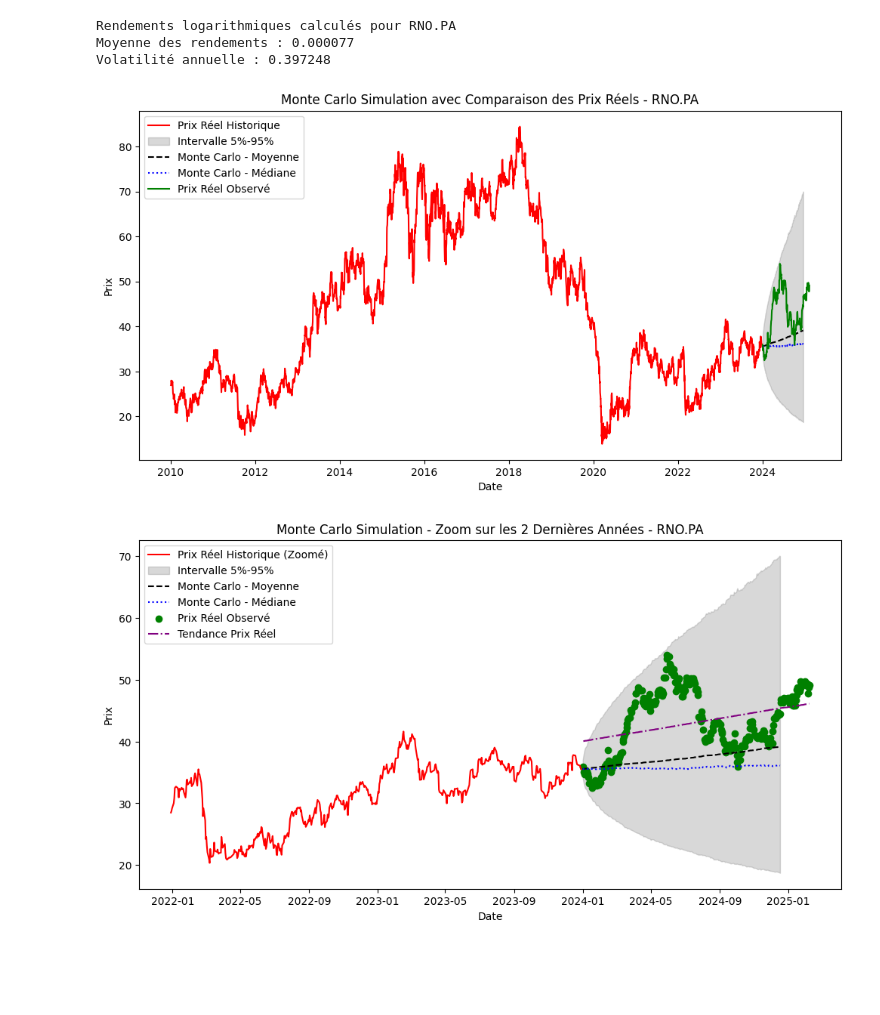
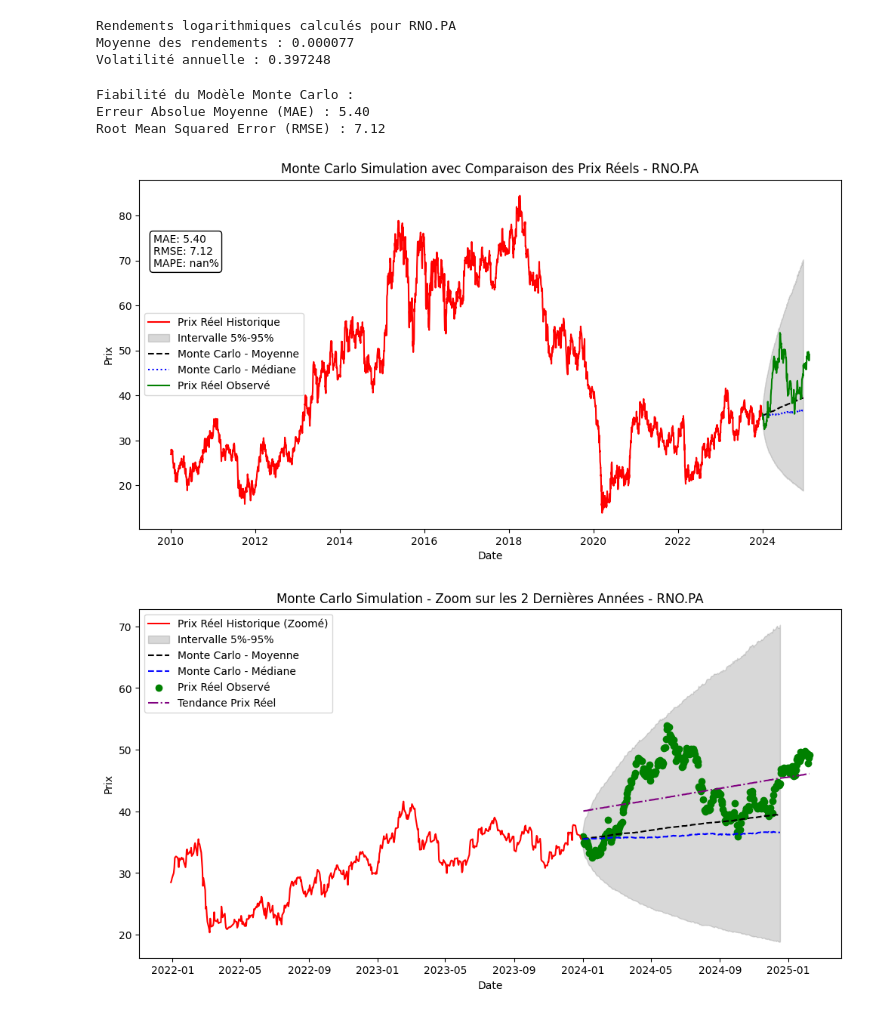
Before and after one commit to VictorBrivet/FinancialPython, a Jupyter notebook: MonteCarlo.ipynb, the cells around one changed output. Saved outputs shown, nothing was run; the diff lists cells and outputs as text; code cells hidden in the pictures; blank space fills up the shorter version.

Commit message:
MonteCarlo

```diff
--- a/MonteCarlo.ipynb
+++ b/MonteCarlo.ipynb
@@ -31,7 +32,7 @@ def compute_stock_metrics(stock_prices):
 
 # Simulation Monte Carlo Annualisée
 def monte_carlo_simulation_annualized(stock_prices, mean_return_annualized, volatility_annualized, days, simulations):
-    last_price = float(stock_prices.iloc[-1])
+    last_price = float(stock_prices.iloc[-1].item())
     simulation_results = np.zeros((days, simulations))
 
     for i in range(simulations):
@@ -107,34 +108,74 @@ percentile_95 = np.percentile(simulated_prices, 95, axis=1)
 # Générer les dates futures
 future_dates = pd.date_range(start=stock_prices.index[-1], periods=num_days + 1, freq='B')[1:]
 future_dates = future_dates[:len(mean_prediction)]  # Ajuster la longueur pour correspondre aux prédictions
+
+# Vérifier si des prix réels sont disponibles après end_date
+if real_future_prices is not None and not real_future_prices.empty:
+    common_dates = real_future_prices.index.intersection(future_dates)
+
+    if not common_dates.empty:
+        # Récupération des valeurs réelles et des prédictions correspondantes
+        real_values = real_future_prices.loc[common_dates]
+        predicted_values = pd.Series(mean_prediction[:len(real_values)], index=common_dates)
+
+        # Nettoyage des NaN
+        real_values = real_values.dropna()
+        predicted_values = predicted_values.loc[real_values.index].dropna()
+
+        # Vérification de la présence de données après nettoyage
+        if len(real_values) > 0 and len(predicted_values) > 0:
+            # Calcul de MAE et RMSE
+            mae = mean_absolute_error(real_values, predicted_values)
+            rmse = np.sqrt(mean_squared_error(real_values, predicted_values))
+
+            # 📊 Affichage des résultats
+            print(f"Fiabilité du Modèle Monte Carlo :")
+            print(f"Erreur Absolue Moyenne (MAE) : {mae:.2f}")
+            print(f"Root Mean Squared Error (RMSE) : {rmse:.2f}")
+        else:
+            print("Aucune donnée valide après suppression des NaN pour calculer les erreurs.")
+    else:
+        print("Pas de dates communes entre les prix réels et la prévision Monte Carlo.")
+else:
+    print("Pas de prix réels observés pour effectuer le calcul des erreurs.")
+# %% [output]
+Fiabilité du Modèle Monte Carlo :
+Erreur Absolue Moyenne (MAE) : 5.40
+Root Mean Squared Error (RMSE) : 7.12
 # %%
-# Création du graphique
+# Création du graphique principal
 plt.figure(figsize=(12,6))
 
 # Prix réels historiques
 plt.plot(stock_prices, label="Prix Réel Historique", color="red")
 
 # Intervalle de confiance 5%-95%
 plt.fill_between(future_dates, percentile_5, percentile_95, color='gray', alpha=0.3, label="Intervalle 5%-95%")
 
 # Moyenne des simulations Monte Carlo
 plt.plot(future_dates, mean_prediction, color="black", linestyle="dashed", label="Monte Carlo - Moyenne")
 
 # Médiane des simulations
 plt.plot(future_dates, median_prediction, color="blue", linestyle="dotted", label="Monte Carlo - Médiane")
 
 # Ajout des prix réels si disponibles après end_date
 if real_future_prices is not None and not real_future_prices.empty:
     plt.plot(real_future_prices.index, real_future_prices, color="green", linestyle="solid", label="Prix Réel Observé")
 
+# Vérifier si les erreurs existent avant de les afficher
+if mae is not None and rmse is not None and mape is not None:
+    error_text = f"MAE: {mae:.2f}\nRMSE: {rmse:.2f}\nMAPE: {mape:.2f}%"
+    plt.annotate(error_text, xy=(0.02, 0.75), xycoords='axes fraction', fontsize=10,
+                 bbox=dict(boxstyle="round,pad=0.3", edgecolor="black", facecolor="white"))
+
 # Personnalisation du graphique
 plt.title(f"Monte Carlo Simulation avec Comparaison des Prix Réels - {ticker}")
 plt.xlabel("Date")
 plt.ylabel("Prix")
 plt.legend()
 plt.show()
 # %% [output]
-[figure, old version]
+[figure, new version]
 # %%
 # Définition de la période de zoom (2 ans avant la simulation Monte Carlo)
 zoom_start_date = (pd.to_datetime(stock_prices.index[-1]) - pd.DateOffset(years=2)).strftime('%Y-%m-%d')
@@ -153,7 +194,7 @@ plt.fill_between(future_dates, percentile_5, percentile_95, color='gray', alpha=
 plt.plot(future_dates, mean_prediction, color="black", linestyle="dashed", label="Monte Carlo - Moyenne")
 
 # Médiane des simulations
-plt.plot(future_dates, np.median(simulated_prices, axis=1), color="blue", linestyle="dotted", label="Monte Carlo - Médiane")
+plt.plot(future_dates, np.median(simulated_prices, axis=1), color="blue", linestyle="--", label="Monte Carlo - Médiane")
 
 # Ajout des prix réels observés
 if real_future_prices is not None:
@@ -174,4 +215,4 @@ plt.ylabel("Prix")
 plt.legend()
 plt.show()
 # %% [output]
-[figure, old version]
+[figure, new version]
```
Also changed, not shown: parts of 1 cell of this notebook.
